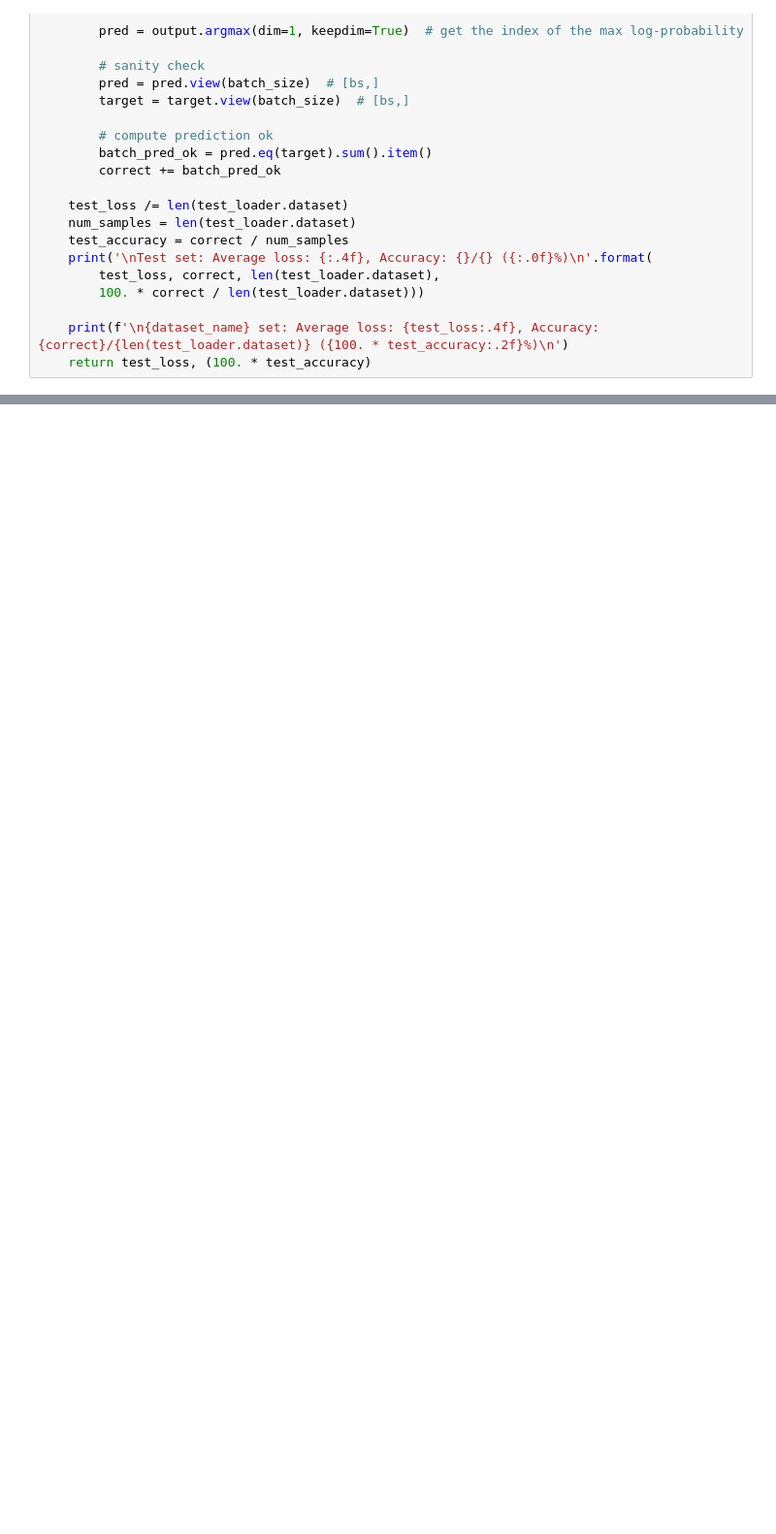
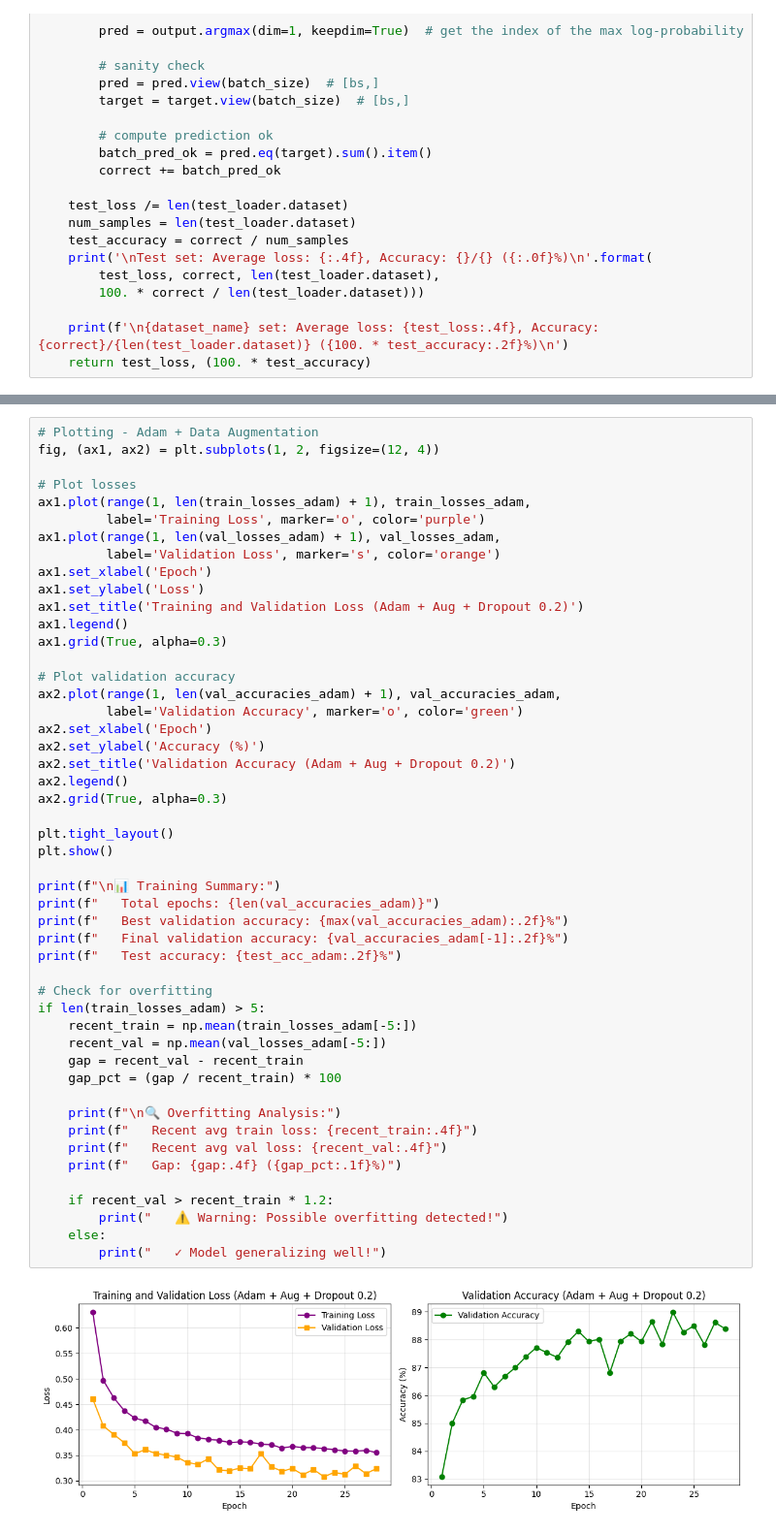
Before and after one commit to ghMellow/polito-mlvm, a Jupyter notebook: Lab1/Hyper-parameter_tuning.ipynb, the cells around one changed output, grey strips where cells are left out. Shown at 97% size. Cells and saved outputs as stored; diff of their text form; blank space fills up the shorter version.

```diff
--- a/Lab1/Hyper-parameter_tuning.ipynb
+++ b/Lab1/Hyper-parameter_tuning.ipynb
@@ -533,0 +1145,51 @@ Recent avg val loss: 0.0417
+# %%
+# Plotting - Adam + Data Augmentation
+fig, (ax1, ax2) = plt.subplots(1, 2, figsize=(12, 4))
+
+# Plot losses
+ax1.plot(range(1, len(train_losses_adam) + 1), train_losses_adam,
+         label='Training Loss', marker='o', color='purple')
+ax1.plot(range(1, len(val_losses_adam) + 1), val_losses_adam,
+         label='Validation Loss', marker='s', color='orange')
+ax1.set_xlabel('Epoch')
+ax1.set_ylabel('Loss')
+ax1.set_title('Training and Validation Loss (Adam + Aug + Dropout 0.2)')
+ax1.legend()
+ax1.grid(True, alpha=0.3)
+
+# Plot validation accuracy
+ax2.plot(range(1, len(val_accuracies_adam) + 1), val_accuracies_adam,
+         label='Validation Accuracy', marker='o', color='green')
+ax2.set_xlabel('Epoch')
+ax2.set_ylabel('Accuracy (%)')
+ax2.set_title('Validation Accuracy (Adam + Aug + Dropout 0.2)')
+ax2.legend()
+ax2.grid(True, alpha=0.3)
+
+plt.tight_layout()
+plt.show()
+
+print(f"\n📊 Training Summary:")
+print(f"   Total epochs: {len(val_accuracies_adam)}")
+print(f"   Best validation accuracy: {max(val_accuracies_adam):.2f}%")
+print(f"   Final validation accuracy: {val_accuracies_adam[-1]:.2f}%")
+print(f"   Test accuracy: {test_acc_adam:.2f}%")
+
+# Check for overfitting
+if len(train_losses_adam) > 5:
+    recent_train = np.mean(train_losses_adam[-5:])
+    recent_val = np.mean(val_losses_adam[-5:])
+    gap = recent_val - recent_train
+    gap_pct = (gap / recent_train) * 100
+
+    print(f"\n🔍 Overfitting Analysis:")
+    print(f"   Recent avg train loss: {recent_train:.4f}")
+    print(f"   Recent avg val loss: {recent_val:.4f}")
+    print(f"   Gap: {gap:.4f} ({gap_pct:.1f}%)")
+
+    if recent_val > recent_train * 1.2:
+        print("   ⚠️ Warning: Possible overfitting detected!")
+    else:
+        print("   ✓ Model generalizing well!")
+# %% [output]
+[figure, added]
```
Also changed, not shown: parts of 61 cells of this notebook, 3 other files.
